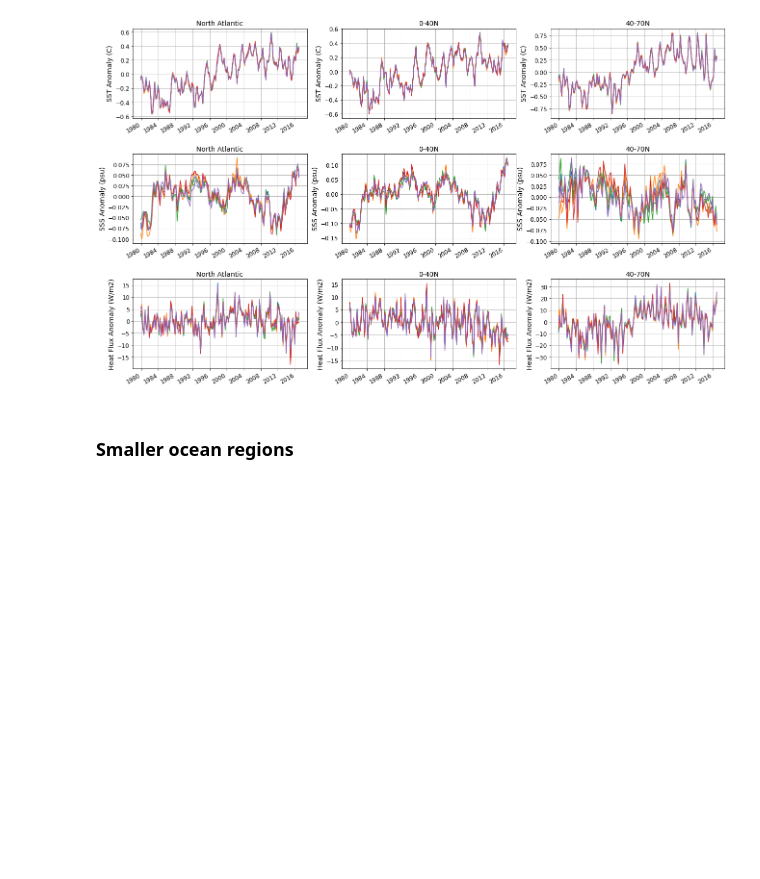
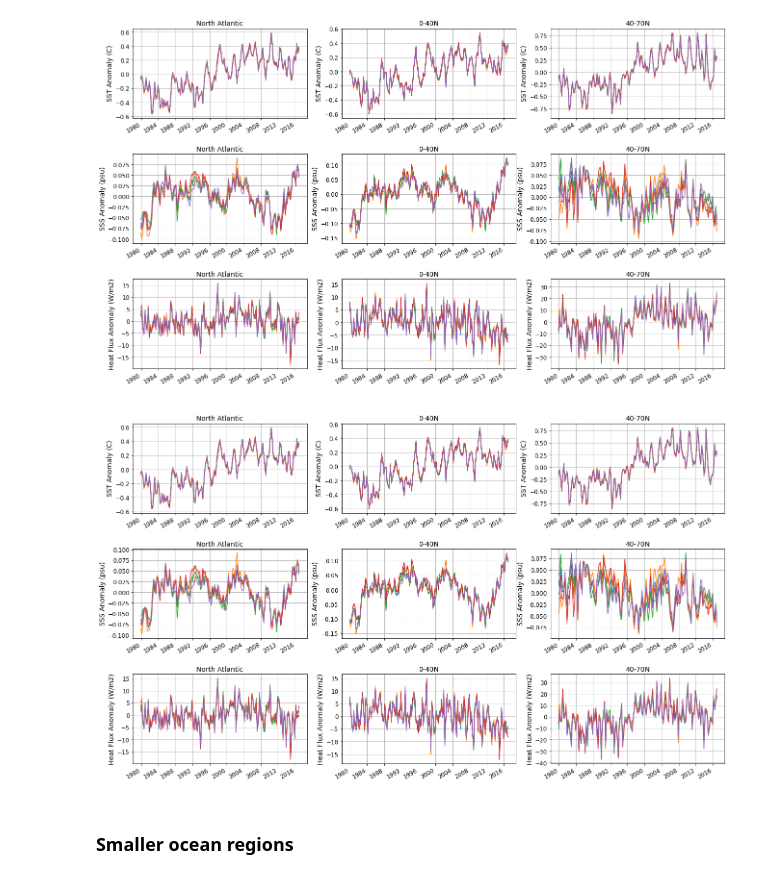
Before and after one commit to hmkhatri/AMOC_Variability_DePreSys_MET, a Jupyter notebook: Notebooks/06_ECMWF_Reanalysis_SST_Anomaly.ipynb, the cells around one changed output. Cells and saved outputs as stored; diff of their text form; code cells hidden in the pictures; blank space fills up the shorter version.

```diff
--- a/Notebooks/06_ECMWF_Reanalysis_SST_Anomaly.ipynb
+++ b/Notebooks/06_ECMWF_Reanalysis_SST_Anomaly.ipynb
@@ -329,6 +355,103 @@ for i in range(0,5):
     plt.xticks(fontsize = 12)
 # %% [output]
 [figure]
+# %%
+# ds_clim mean over all ensembles
+
+grid = plt.GridSpec(3, 3, wspace=0.2, hspace=0.4)
+fig = plt.figure(figsize=[22,13])
+
+ax = fig.add_subplot(grid[0, 0])
+for i in range(0,5):
+    NorthAtl_Anom['sosstsst'].isel(r=i).plot()
+    ax.set_ylabel(r'SST Anomaly (C)', fontsize=14)
+    ax.set_xlabel(' ')
+    ax.set_title('North Atlantic', fontsize=14)
+    ax.grid()
+    plt.yticks(fontsize = 12)
+    plt.xticks(fontsize = 12)
+
+ax = fig.add_subplot(grid[0, 1])
+for i in range(0,5):
+    Trop_Anom['sosstsst'].isel(r=i).plot()
+    ax.set_ylabel(r'SST Anomaly (C)', fontsize=14)
+    ax.set_xlabel(' ')
+    ax.set_title('0-40N', fontsize=14)
+    ax.grid()
+    plt.yticks(fontsize = 12)
+    plt.xticks(fontsize = 12)
+
+ax = fig.add_subplot(grid[0, 2])
+for i in range(0,5):
+    Subpolar_Anom['sosstsst'].isel(r=i).plot()
+    ax.set_ylabel(r'SST Anomaly (C)', fontsize=14)
+    ax.set_xlabel(' ')
+    ax.set_title('40-70N', fontsize=14)
+    ax.grid()
+    plt.yticks(fontsize = 12)
+    plt.xticks(fontsize = 12)
+
+ax = fig.add_subplot(grid[1, 0])
+for i in range(0,5):
+    NorthAtl_Anom['sosaline'].isel(r=i).plot()
+    ax.set_ylabel(r'SSS Anomaly (psu)', fontsize=14)
+    ax.set_xlabel(' ')
+    ax.set_title('North Atlantic', fontsize=14)
+    ax.grid()
+    plt.yticks(fontsize = 12)
+    plt.xticks(fontsize = 12)
+
+ax = fig.add_subplot(grid[1, 1])
+for i in range(0,5):
+    Trop_Anom['sosaline'].isel(r=i).plot()
+    ax.set_ylabel(r'SSS Anomaly (psu)', fontsize=14)
+    ax.set_xlabel(' ')
+    ax.set_title('0-40N', fontsize=14)
+    ax.grid()
+    plt.yticks(fontsize = 12)
+    plt.xticks(fontsize = 12)
+
+ax = fig.add_subplot(grid[1, 2])
+for i in range(0,5):
+    Subpolar_Anom['sosaline'].isel(r=i).plot()
+    ax.set_ylabel(r'SSS Anomaly (psu)', fontsize=14)
+    ax.set_xlabel(' ')
+    ax.set_title('40-70N', fontsize=14)
+    ax.grid()
+    plt.yticks(fontsize = 12)
+    plt.xticks(fontsize = 12)
+
+ax = fig.add_subplot(grid[2, 0])
+for i in range(0,5):
+    NorthAtl_Anom['sohefldo'].isel(r=i).plot()
+    ax.set_ylabel(r'Heat Flux Anomaly (W/m2)', fontsize=14)
+    ax.set_xlabel(' ')
+    ax.set_title('North Atlantic', fontsize=14)
+    ax.grid()
+    plt.yticks(fontsize = 12)
+    plt.xticks(fontsize = 12)
+
+ax = fig.add_subplot(grid[2, 1])
+for i in range(0,5):
+    Trop_Anom['sohefldo'].isel(r=i).plot()
+    ax.set_ylabel(r'Heat Flux Anomaly (W/m2)', fontsize=14)
+    ax.set_xlabel(' ')
+    ax.set_title('0-40N', fontsize=14)
+    ax.grid()
+    plt.yticks(fontsize = 12)
+    plt.xticks(fontsize = 12)
+
+ax = fig.add_subplot(grid[2, 2])
+for i in range(0,5):
+    Subpolar_Anom['sohefldo'].isel(r=i).plot()
+    ax.set_ylabel(r'Heat Flux Anomaly (W/m2)', fontsize=14)
+    ax.set_xlabel(' ')
+    ax.set_title('40-70N', fontsize=14)
+    ax.grid()
+    plt.yticks(fontsize = 12)
+    plt.xticks(fontsize = 12)
+# %% [output]
+[figure, added]
 # %%
 #save data
 
```
Also changed, not shown: parts of 5 cells of this notebook.
